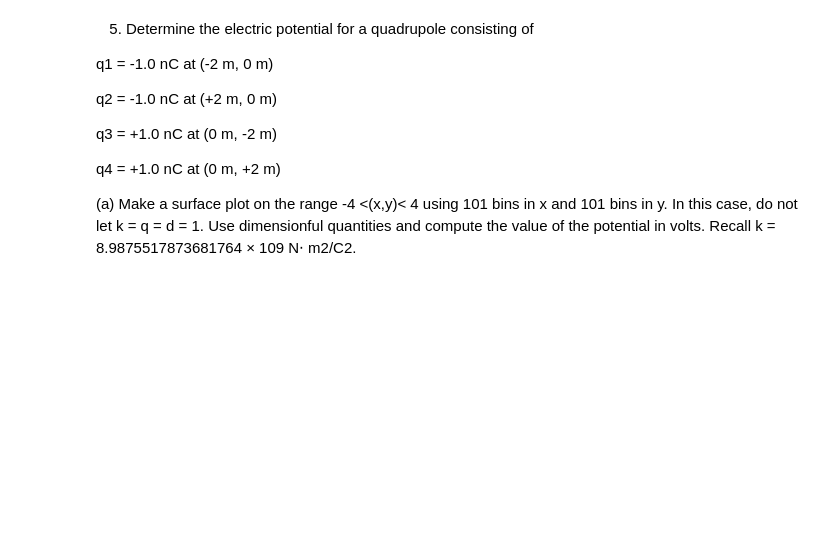
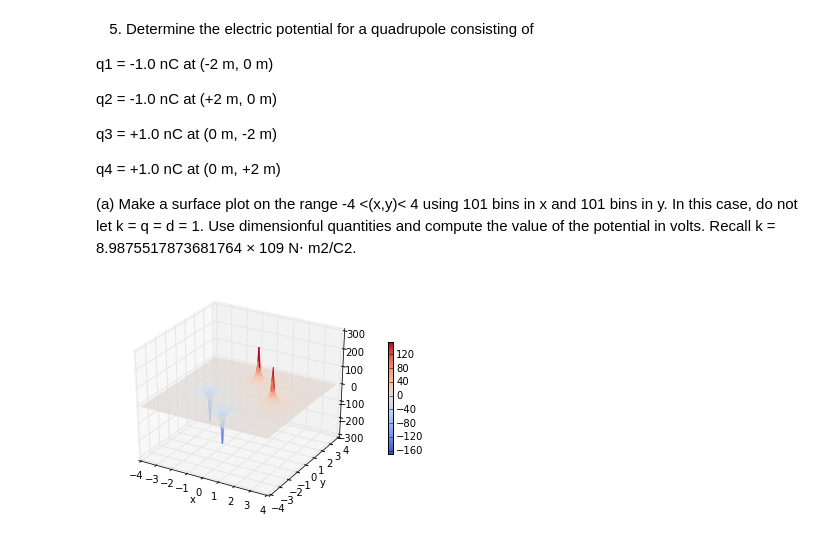
Before and after one commit to dlhoang/PHYS202-S14, a Jupyter notebook: Graphics/GraphicsExercises.ipynb, the cells around one changed output. Saved outputs shown, nothing was run; the diff lists cells and outputs as text; code cells hidden in the pictures; blank space fills up the shorter version.

```diff
--- a/Graphics/GraphicsExercises.ipynb
+++ b/Graphics/GraphicsExercises.ipynb
@@ -285,35 +303,40 @@ Recall k = 8.9875517873681764 × 109 N⋅ m2/C2.
 # %%
 from mpl_toolkits.mplot3d import Axes3D
 
 #make the x-y grid to cover the plane -2<x<2 and -2<y<2 in steps of 0.06
-dx = 0.06
-dy = 0.06
-x = np.arange(-2, 2, dx)
-y = np.arange(-2, 2, dy)
+dx = 0.079207921
+dy = 0.079207921
+x = np.arange(-4, 4, dx)
+y = np.arange(-4, 4, dy)
 x, y = np.meshgrid(x, y)
 
 #make the function, V(x,y)
-k = 8987551787.3681764; q1 = 1; q2 = -1 d = 1
-V=(k*q/(x**2+(y-d)**2)**(1/2.)) - (k*q/(x**2+(y+d)**2)**(1/2.))
+k = 8987551787.3681764
+d = 2
+q = 10**(-9)
+
+V=(k*q/(x**2+(y-d)**2)**(1/2.)) - (k*q/(x**2+(y+d)**2)**(1/2.)) + (k*q/((x-d)**2+y**2)**(1/2.)) - (k*q/((x+d)**2+y**2)**(1/2.))
 
 #To use 3D graphics in matplotlib, we first need to create an axes instance of the class Axes3D.
 #3D axes can be added to a matplotlib figure canvas in exactly the same way as 2D axes, but a
 #convenient way to create a 3D axis instance is to use the projection='3d' keyword argument to
 #the add_axes or add_subplot functions.
 
 fig = figure()
 
 #Call the "get current axis" method on the figure object and set the projection to 3D
 ax = fig.gca(projection='3d')
 p = ax.plot_surface(x, y, V, rstride=1, cstride=1, linewidth=0,cmap=cm.coolwarm)
 
 #To understand what the arguments to the plotting function do, try calling the help:
 #help(Axes3D.plot surface). In particular, investigate the colormap option. You can
 #also add a color bar to represent the value of the potential at each space point (x, y)
 cb = fig.colorbar(p, shrink=0.5)
 
 xlabel("x")
 ylabel("y")
 
 #show()
 savefig("Dipole.png")
+# %% [output]
+[figure, added]
```
Also changed, not shown: parts of 7 cells of this notebook, 15 other files.
